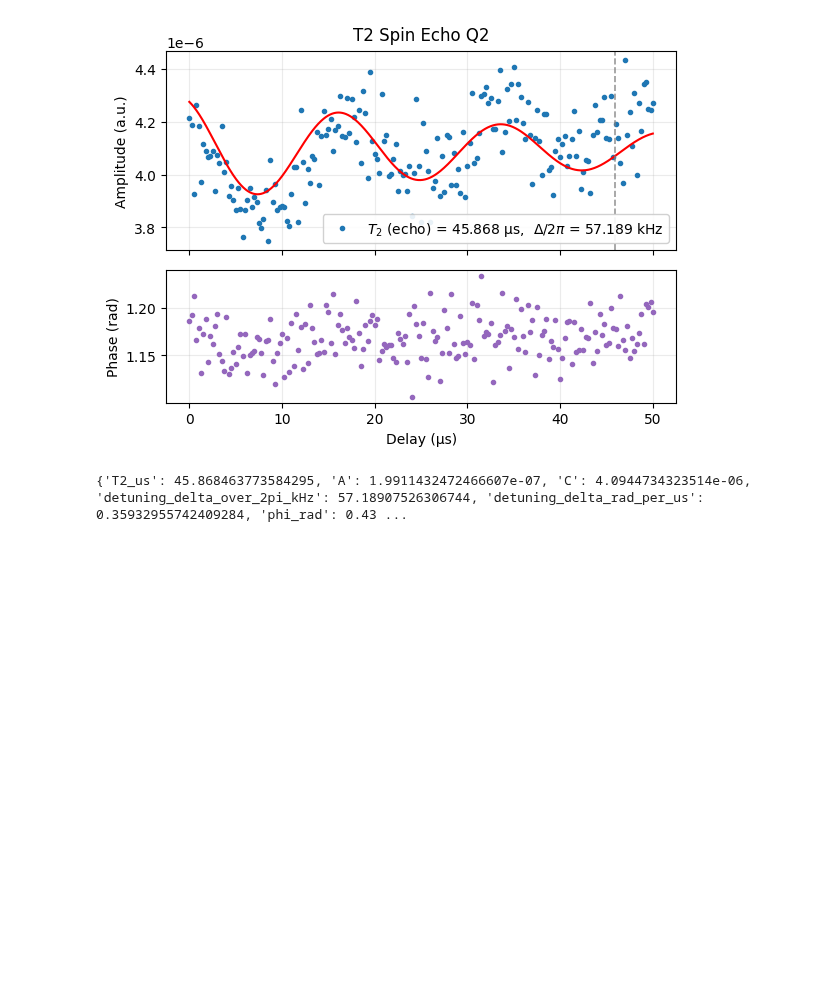
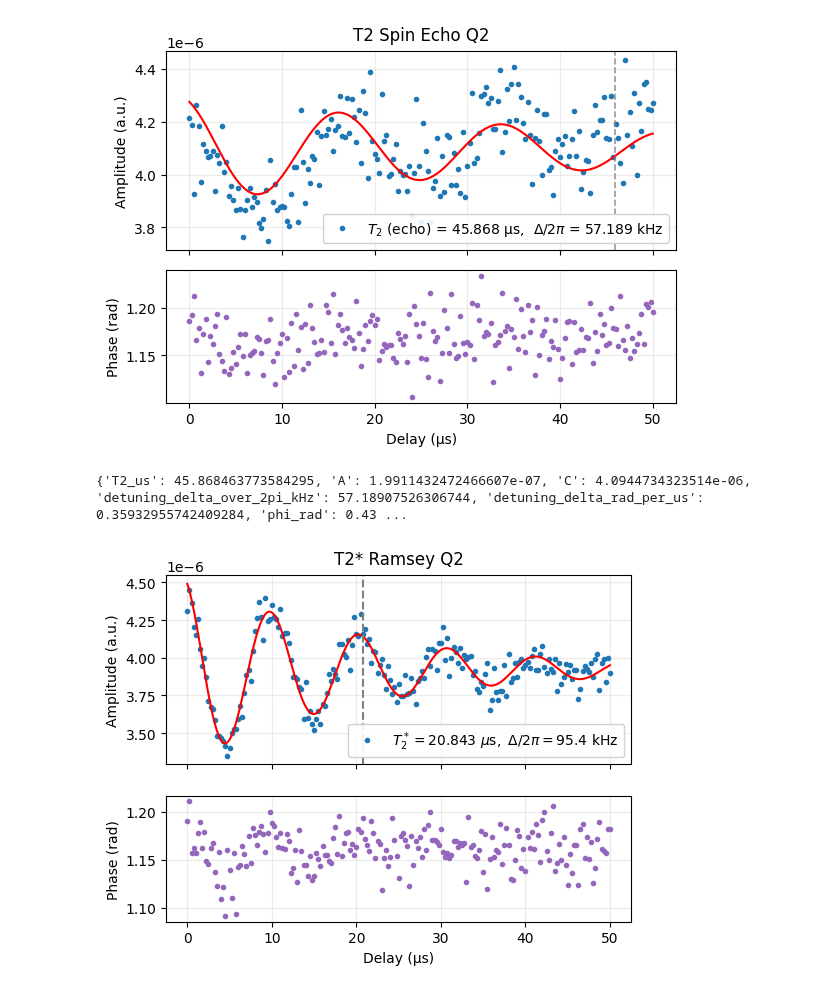
Before and after one commit to YiiiiZ/Measurement, a Jupyter notebook: spin_echo_data_analysis.ipynb, the cells around one changed output. Cells and saved outputs as stored; diff of their text form; code cells hidden in the pictures; blank space fills up the shorter version.

```diff
--- a/spin_echo_data_analysis.ipynb
+++ b/spin_echo_data_analysis.ipynb
@@ -212,3 +133,72 @@ print({
 # %% [output]
 [figure]
 {'T2_us': 45.868463773584295, 'A': 1.9911432472466607e-07, 'C': 4.0944734323514e-06, 'detuning_delta_over_2pi_kHz': 57.18907526306744, 'detuning_delta_rad_per_us': 0.35932955742409284, 'phi_rad': 0.43 ...
+# %%
+import os
+import numpy as np
+import pandas as pd
+import matplotlib.pyplot as plt
+
+# ========= User inputs =========
+df     = pd.read_csv("Ramsey(T2)_results/T2_Ramsey_Q2_20250826T083216.csv")  # <-- update to your file
+qubit_label  = "Q2"                                                         # label for title
+# =================================
+
+# ---------- Model (same as before) ----------
+def T2_ramsey_model(t_us, A, T2star_us, fdet_MHz, phi, C):
+    return A * np.exp(-t_us / T2star_us) * np.cos(2.0*np.pi * fdet_MHz * t_us + phi) + C
+
+# ---------- Load CSV ----------
+
+# Pull arrays (as saved in your previous code)
+x_us   = np.asarray(df["Delay_us"], float)
+I      = np.asarray(df["I"], float)
+Q      = np.asarray(df["Q"], float)
+mag    = np.asarray(df["Magnitude_linear"], float)
+phase  = np.asarray(df["Phase_rad"], float)
+
+# Extract fit parameters (constant across rows — take the first)
+A_fit          = float(df["A_fit"].iloc[0])
+T2star_fit_us  = float(df["T2star_fit_us"].iloc[0])
+fdet_fit_MHz   = float(df["fdet_fit_MHz"].iloc[0])
+phi_fit        = float(df["phi_fit"].iloc[0])
+C_fit          = float(df["C_fit"].iloc[0])
+
+# Compute a smooth fit curve for plotting
+xf = np.linspace(x_us.min(), x_us.max(), 1200)
+y_fit = T2_ramsey_model(xf, A_fit, T2star_fit_us, fdet_fit_MHz, phi_fit, C_fit)
+
+# Detuning in kHz (Delta/2π)
+detuning_kHz = 1e3 * fdet_fit_MHz
+
+# ---------- Plot ----------
+fig, axs = plt.subplots(2, 1, figsize=(6, 4.5), sharex=True,
+                        gridspec_kw={'height_ratios': [1.5, 1.0]})
+
+# Top: magnitude with fit
+axs[0].plot(x_us, mag, 'o', ms=3, label="|IQ| (a.u.)")
+axs[0].plot(xf, y_fit, '-r', lw=1.5, label="fit on |IQ|")
+axs[0].axvline(T2star_fit_us, color="grey", linestyle="--", linewidth=1.5)
+axs[0].set_ylabel("Amplitude (a.u.)")
+axs[0].grid(True, alpha=0.25)
+
+# Single legend line including T2* AND detuning (Delta/2pi) in kHz
+axs[0].legend(
+    [rf"$T_2^*={T2star_fit_us:.3f}\ \mu\mathrm{{s}},\ \Delta/2\pi={detuning_kHz:.1f}\ \mathrm{{kHz}}$"],
+    loc="lower right", framealpha=0.9
+)
+
+axs[0].set_title(f"T2* Ramsey {qubit_label}", fontsize=12, pad=8)
+
+# Bottom: unwrapped phase
+phase_unw = np.unwrap(phase)
+axs[1].plot(x_us, phase_unw, 'o', ms=3, color="tab:purple")
+axs[1].set_xlabel("Delay (μs)")
+axs[1].set_ylabel("Phase (rad)")
+axs[1].grid(True, alpha=0.25)
+
+# ---------- Save & show ----------
+plt.savefig("Ramsey(T2)_results/Q2_with_detuning.png", dpi=600)
+plt.show()
+# %% [output]
+[figure, added]
```
Also changed, not shown: parts of 1 cell of this notebook, 5 other files.
